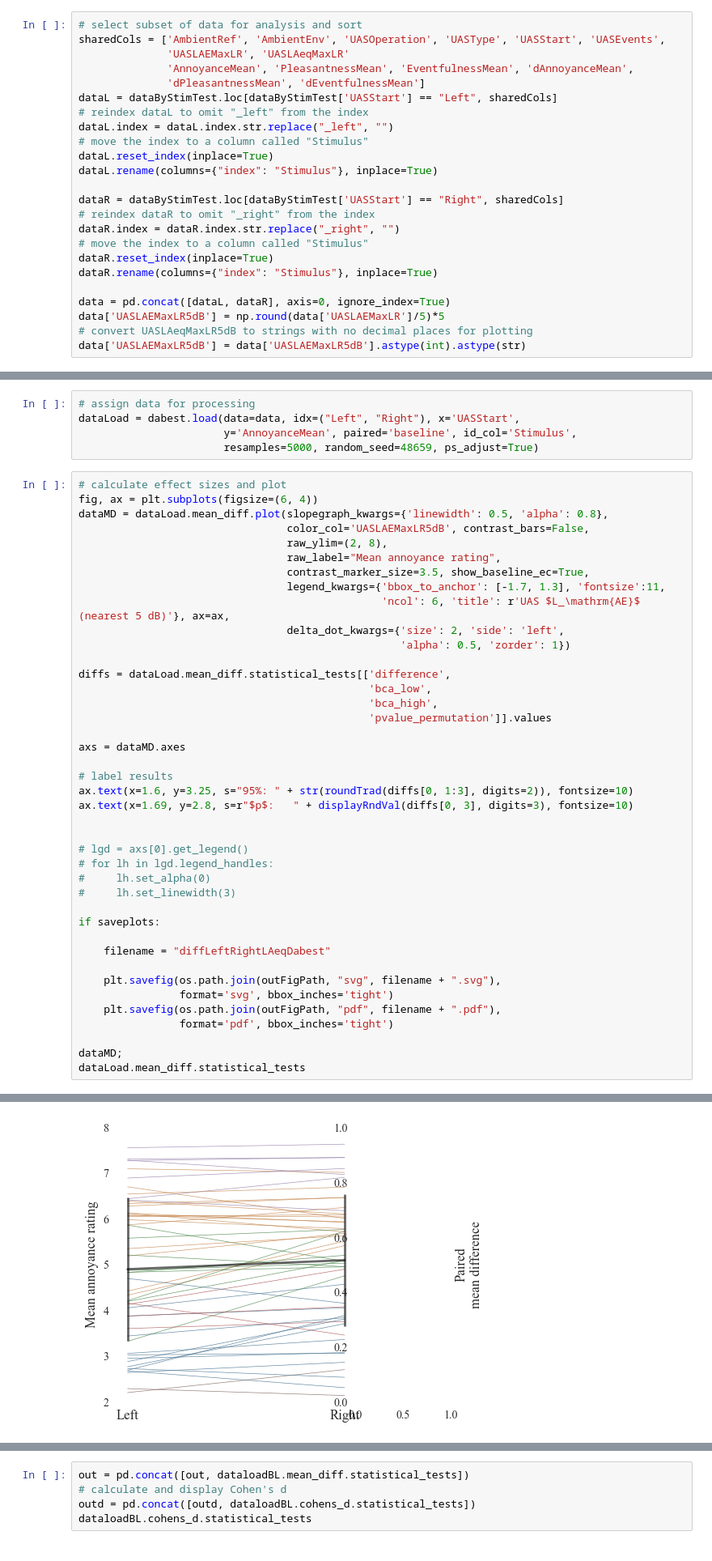
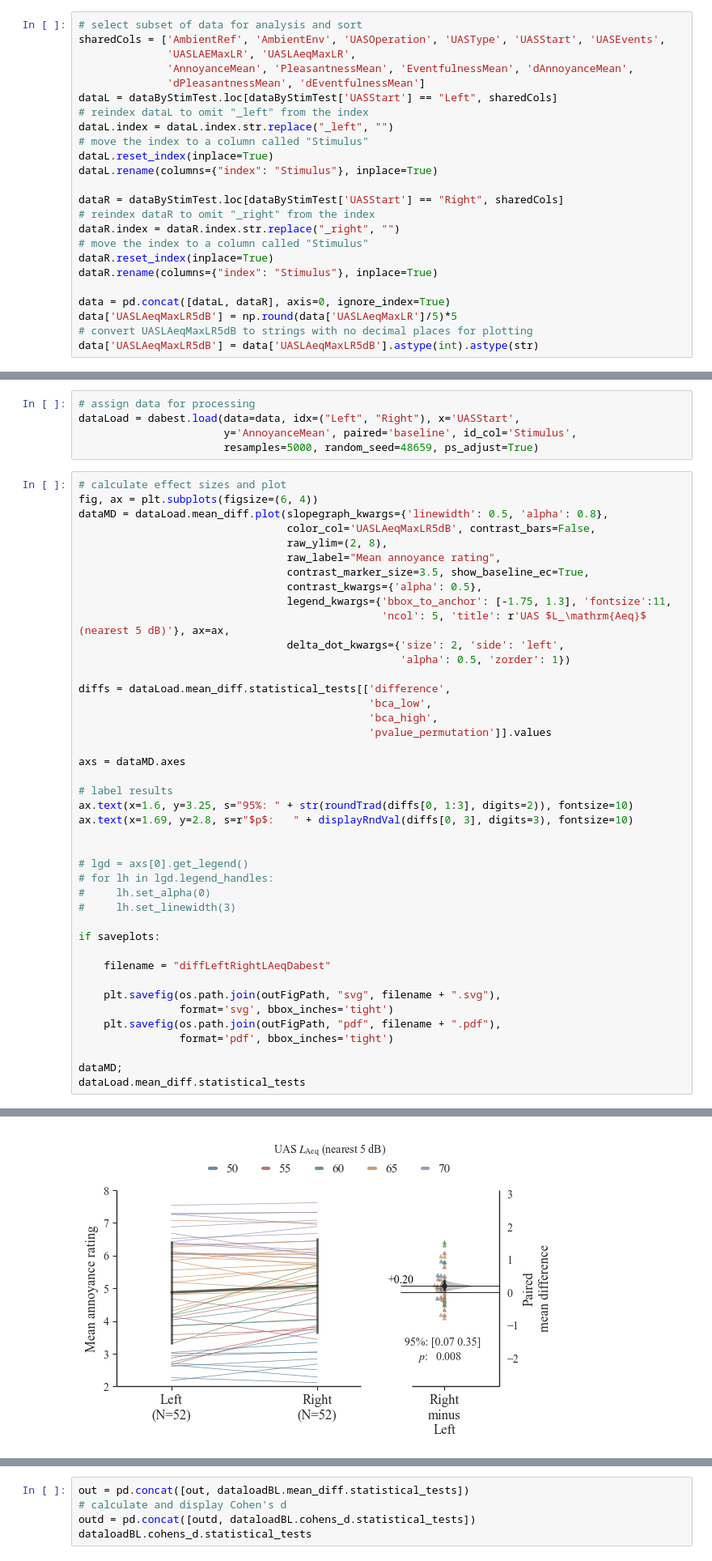
Before and after one commit to acoustics-code-salford/refmap-psychoacoustics, a Jupyter notebook: src/refmap_psychoacoustics/notebooks/refmap_listest2_analysis_outliers+start_dabest.ipynb, the cells around one changed output, grey strips where cells are left out. Shown at 81% size. Cells and saved outputs as stored; diff of their text form.

```diff
--- a/src/refmap_psychoacoustics/notebooks/refmap_listest2_analysis_outliers+start_dabest.ipynb
+++ b/src/refmap_psychoacoustics/notebooks/refmap_listest2_analysis_outliers+start_dabest.ipynb
@@ -557,7 +557,7 @@ if saveplots:
 # %%
 # select subset of data for analysis and sort
 sharedCols = ['AmbientRef', 'AmbientEnv', 'UASOperation', 'UASType', 'UASStart', 'UASEvents',
-              'UASLAEMaxLR', 'UASLAeqMaxLR'
+              'UASLAEMaxLR', 'UASLAeqMaxLR',
               'AnnoyanceMean', 'PleasantnessMean', 'EventfulnessMean', 'dAnnoyanceMean',
               'dPleasantnessMean', 'dEventfulnessMean']
 dataL = dataByStimTest.loc[dataByStimTest['UASStart'] == "Left", sharedCols]
@@ -575,6 +575,6 @@ dataR.reset_index(inplace=True)
 dataR.rename(columns={"index": "Stimulus"}, inplace=True)
 
 data = pd.concat([dataL, dataR], axis=0, ignore_index=True)
-data['UASLAEMaxLR5dB'] = np.round(data['UASLAEMaxLR']/5)*5
+data['UASLAeqMaxLR5dB'] = np.round(data['UASLAeqMaxLR']/5)*5
 # convert UASLAeqMaxLR5dB to strings with no decimal places for plotting
-data['UASLAEMaxLR5dB'] = data['UASLAEMaxLR5dB'].astype(int).astype(str)
+data['UASLAeqMaxLR5dB'] = data['UASLAeqMaxLR5dB'].astype(int).astype(str)
@@ -602,12 +587,13 @@ dataLoad = dabest.load(data=data, idx=("Left", "Right"), x='UASStart',
 # calculate effect sizes and plot
 fig, ax = plt.subplots(figsize=(6, 4))
 dataMD = dataLoad.mean_diff.plot(slopegraph_kwargs={'linewidth': 0.5, 'alpha': 0.8},
-                                 color_col='UASLAEMaxLR5dB', contrast_bars=False,
+                                 color_col='UASLAeqMaxLR5dB', contrast_bars=False,
                                  raw_ylim=(2, 8),
                                  raw_label="Mean annoyance rating",
                                  contrast_marker_size=3.5, show_baseline_ec=True,
-                                 legend_kwargs={'bbox_to_anchor': [-1.7, 1.3], 'fontsize':11,
-                                                'ncol': 6, 'title': r'UAS $L_\mathrm{AE}$ (nearest 5 dB)'}, ax=ax,
+                                 contrast_kwargs={'alpha': 0.5},
+                                 legend_kwargs={'bbox_to_anchor': [-1.75, 1.3], 'fontsize':11,
+                                                'ncol': 5, 'title': r'UAS $L_\mathrm{Aeq}$ (nearest 5 dB)'}, ax=ax,
                                  delta_dot_kwargs={'size': 2, 'side': 'left',
                                                    'alpha': 0.5, 'zorder': 1})
 
@@ -644,4 +631,4 @@ IndexError: 60 in `palette` is not in the 'UASLAEMaxLR5dB' column of `data`.
-[figure, old version]
+[figure, new version]
 # %%
 # calculate effect sizes and plot
 fig, ax = plt.subplots(figsize=(6, 4))
```
Also changed, not shown: parts of 6 cells of this notebook, 5 other files.
